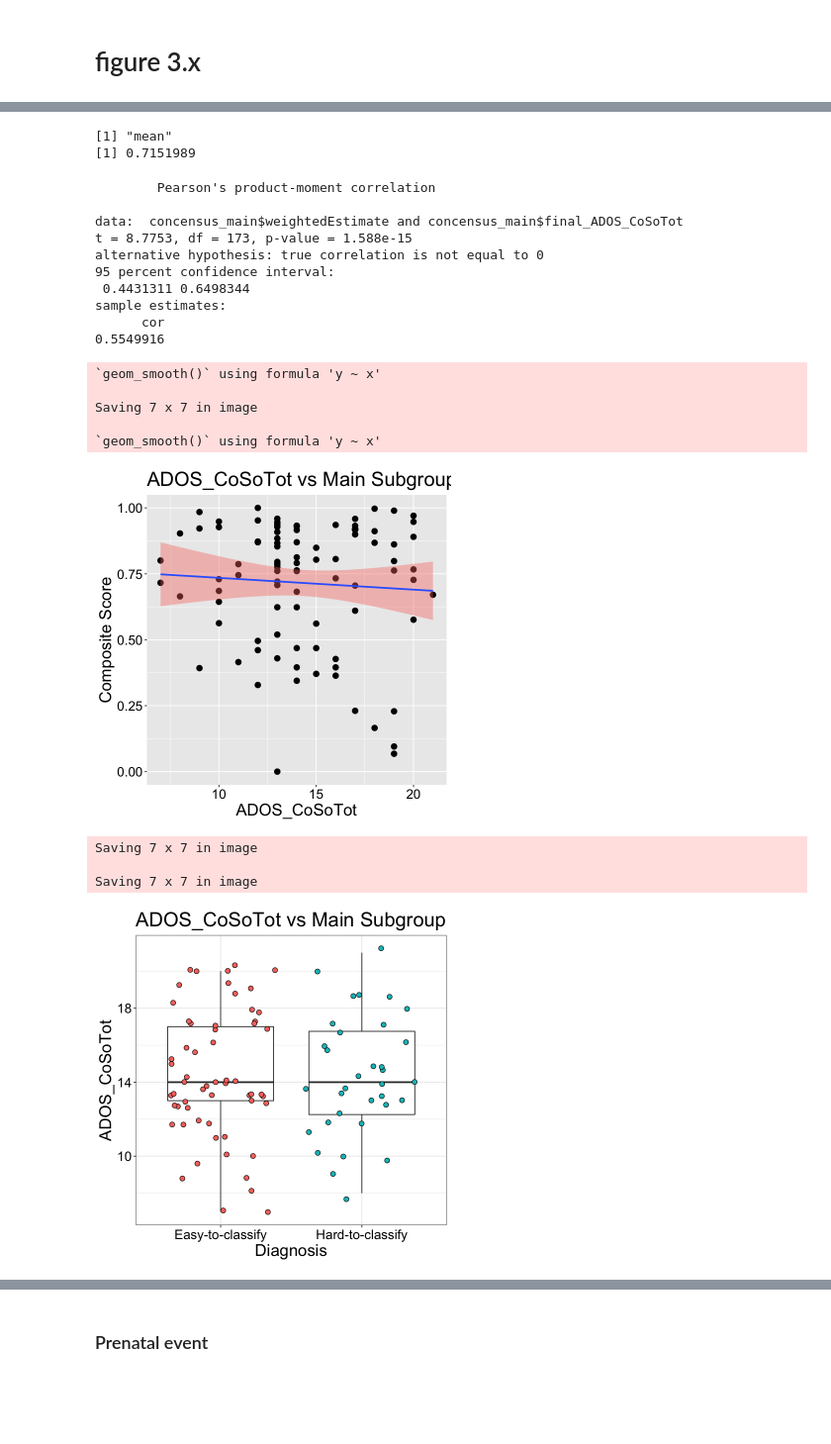
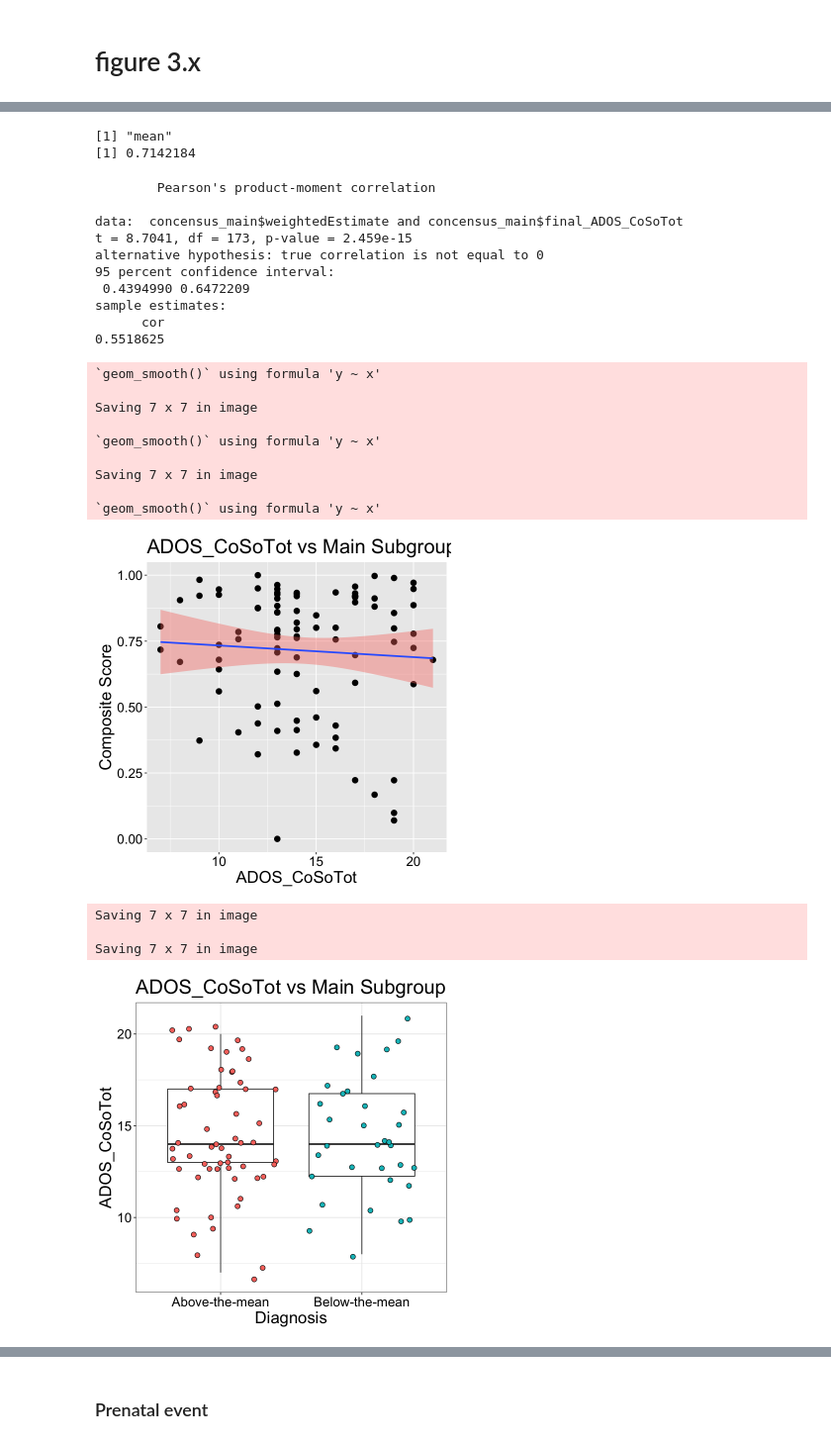
Before and after one commit to LewisLabUCSD/autism_classifier, a Jupyter notebook: 8_supplmentary_code/final_result_process.ipynb, the cells around one changed output, grey strips where cells are left out. Shown at 99% size. Cells and saved outputs as stored; diff of their text form; code cells hidden in the pictures; blank space fills up the shorter version.

```diff
--- a/8_supplmentary_code/final_result_process.ipynb
+++ b/8_supplmentary_code/final_result_process.ipynb
@@ -398,7 +423,7 @@ print(paste0(sum(data$average$statusUpdated %in% name_refined), " subjects used
     # in train+ main "258240 subjects used to make composite model"
 data$average$modWeightROC[which(!data$average$statusUpdated %in% name_refined)] = 0.0
 }
-data$average$weightedEstimate=data$average$estimated*(data$average$modWeightROC)^2
+data$average$weightedEstimate=data$average$estimated*(data$average$modWeightROC)^1
 # %% [output]
 [1] "258240 subjects used to make composite model"
 # %%
@@ -690,10 +721,12 @@ print(table(data$concensus$real,data$concensus$weightedEstimate>quantile(data$co
 print(table(data$concensus$real,data$concensus$weightedEstimate>quantile(data$concensus$weightedEstimate,0.8)))
 print(table(data$concensus$real,data$concensus$weightedEstimate>quantile(data$concensus$weightedEstimate,0.75)))
 print(table(data$concensus$real,data$concensus$weightedEstimate>quantile(data$concensus$weightedEstimate,0.7)))
+print(table(data$concensus$real,data$concensus$weightedEstimate>quantile(data$concensus$weightedEstimate,0.65)))
+print(table(data$concensus$real,data$concensus$weightedEstimate>quantile(data$concensus$weightedEstimate,0.6)))
 print(.myClassificationEvaluationFn(data$concensus$weightedEstimate,data$concensus$real))
 
 # data$weightsROC=weightsROC
-data$PR_values=PRs
+# data$PR_values=PRs
 dataTandM=list(data=data, heatmap=hm)
 
 
@@ -869,8 +891,8 @@ print('mean')
 print(mean(concensus_main$weightedEstimate[concensus_main$recentDxJ_dxCode=="ASD"]))
 the_mean = mean(concensus_main$weightedEstimate[concensus_main$recentDxJ_dxCode=="ASD"])
 # the_mean = 0.75
-concensus_main$sampleLabel[concensus_main$recentDxJ_dxCode=="ASD"&concensus_main$weightedEstimate>=the_mean]="Easy-to-classify"
-concensus_main$sampleLabel[concensus_main$recentDxJ_dxCode=="ASD"&concensus_main$weightedEstimate<the_mean]="Hard-to-classify"
+concensus_main$sampleLabel[concensus_main$recentDxJ_dxCode=="ASD"&concensus_main$weightedEstimate>=the_mean]="Above-the-mean"
+concensus_main$sampleLabel[concensus_main$recentDxJ_dxCode=="ASD"&concensus_main$weightedEstimate<the_mean]="Below-the-mean"
 write.table(concensus_main, file="/Volumes/Work/Vahid_work/classification_newcode_data/Supplementary_data/main_consensus.csv",sep = ",")
 # cor(, )
 
@@ -885,6 +907,7 @@ ggplot(concensus_main[concensus_main$recentDxJ_dxCode %in% c("ASD","ASD Features
   labs(title='Eval', x = "ADOS_CoSoTot", y='Composite Score')+
   ggtitle("ADOS_CoSoTot vs Main Subgroup")+
   theme(legend.position = "none",axis.text = element_text(color="black"),text = element_text(size = 20))
+ggsave(paste0(inputPath,"Suppl_ADOS_CoSoTot_vs_MainSubgroup_corr.pdf"))
 ggsave(paste0(inputPath,"Suppl_ADOS_CoSoTot_vs_MainSubgroup_corr.png"))
 # pdf(file=paste0(inputPath,"Suppl_ADOS_CoSoTot_vs_MainSubgroup_box.pdf"),width = 3.5, height = 4)
 
@@ -912,25 +935,29 @@ A data.frame: 6 × 8
 [1] "mean"
-[1] 0.7151989
+[1] 0.7142184
         Pearson's product-moment correlation
 
 data:  concensus_main$weightedEstimate and concensus_main$final_ADOS_CoSoTot
-t = 8.7753, df = 173, p-value = 1.588e-15
+t = 8.7041, df = 173, p-value = 2.459e-15
 alternative hypothesis: true correlation is not equal to 0
 95 percent confidence interval:
- 0.4431311 0.6498344
+ 0.4394990 0.6472209
 sample estimates:
       cor
-0.5549916
+0.5518625
 `geom_smooth()` using formula 'y ~ x'
 
 Saving 7 x 7 in image
 
 `geom_smooth()` using formula 'y ~ x'
+
+Saving 7 x 7 in image
+
+`geom_smooth()` using formula 'y ~ x'
-[figure, old version]
+[figure, new version]
 Saving 7 x 7 in image
 
 Saving 7 x 7 in image
-[figure, old version]
+[figure, new version]
 # %%
 load("/Volumes/Work/Vahid_work/classification_newcode_data/final_testDataset_HT12_test/out1/data.rda")
 write.table(data[["testInputData"]]@phenoData@data, file="/Volumes/Work/Vahid_work/classification_newcode_data/Supplementary_data/test_pheno.csv",sep = ",")
```
Also changed, not shown: parts of 51 cells of this notebook, 5 other files.
